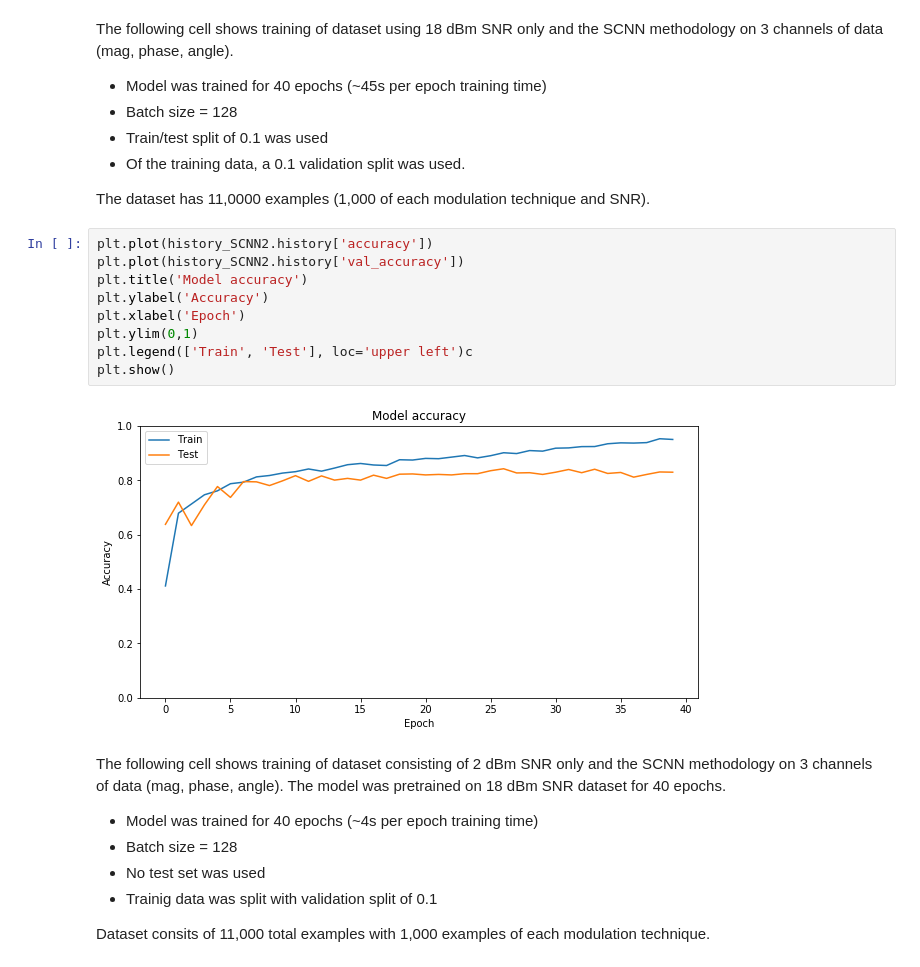
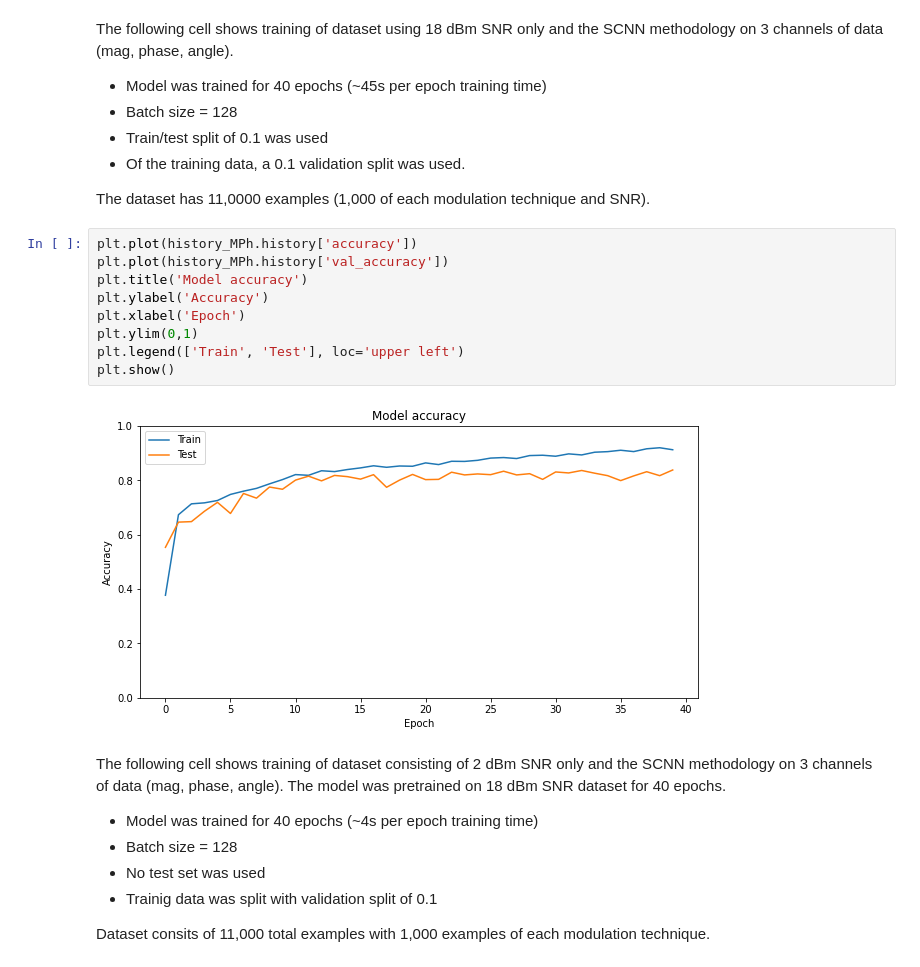
Before and after one commit to dfunni/complex-specgramCNN, a Jupyter notebook: notebooks/SpectrumCNN.ipynb, the cells around one changed output. Cells and saved outputs as stored; diff of their text form.

```diff
--- a/notebooks/SpectrumCNN.ipynb
+++ b/notebooks/SpectrumCNN.ipynb
@@ -112,16 +120,16 @@ The following cell shows training of dataset using 18 dBm SNR only and the SCNN
 
 The dataset has 11,0000 examples (1,000 of each modulation technique and SNR).
 # %%
-plt.plot(history_SCNN2.history['accuracy'])
-plt.plot(history_SCNN2.history['val_accuracy'])
+plt.plot(history_MPh.history['accuracy'])
+plt.plot(history_MPh.history['val_accuracy'])
 plt.title('Model accuracy')
 plt.ylabel('Accuracy')
 plt.xlabel('Epoch')
 plt.ylim(0,1)
-plt.legend(['Train', 'Test'], loc='upper left')c
+plt.legend(['Train', 'Test'], loc='upper left')
 plt.show()
 # %% [output]
-[figure, old version]
+[figure, new version]
 # %% [markdown]
 The following cell shows training of dataset consisting of 2 dBm SNR only and the SCNN methodology on 3 channels of data (mag, phase, angle). The model was pretrained on 18 dBm SNR dataset for 40 epochs.
 
```
Also changed, not shown: parts of 10 cells of this notebook, 8 other files.
